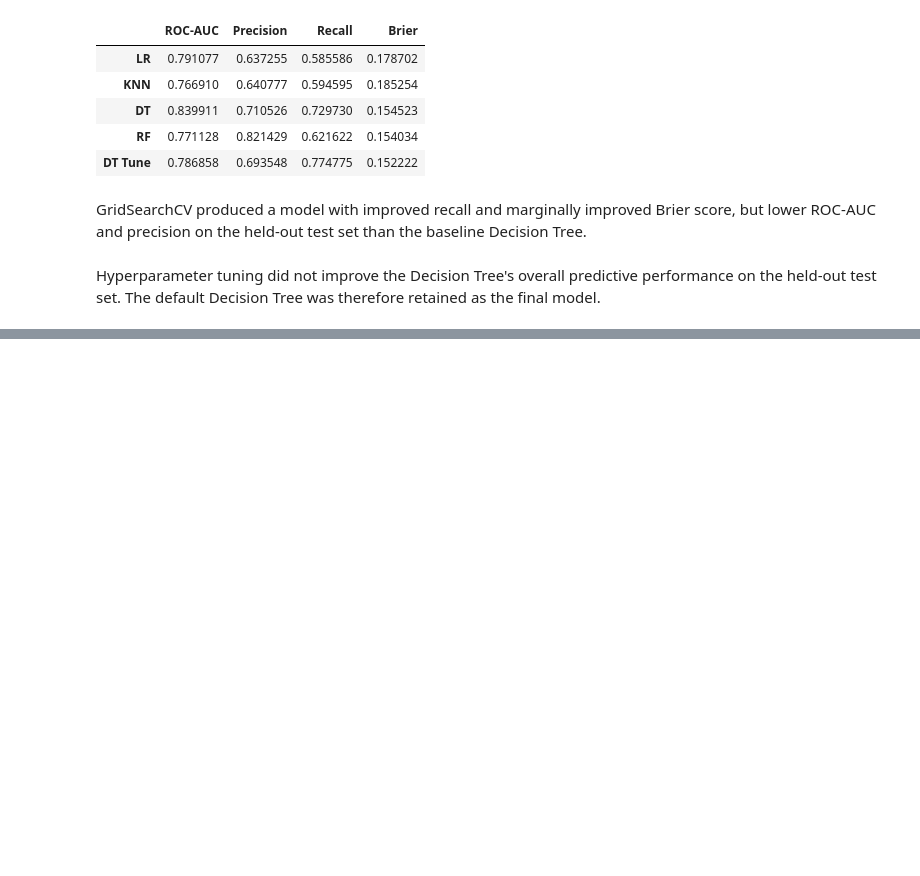
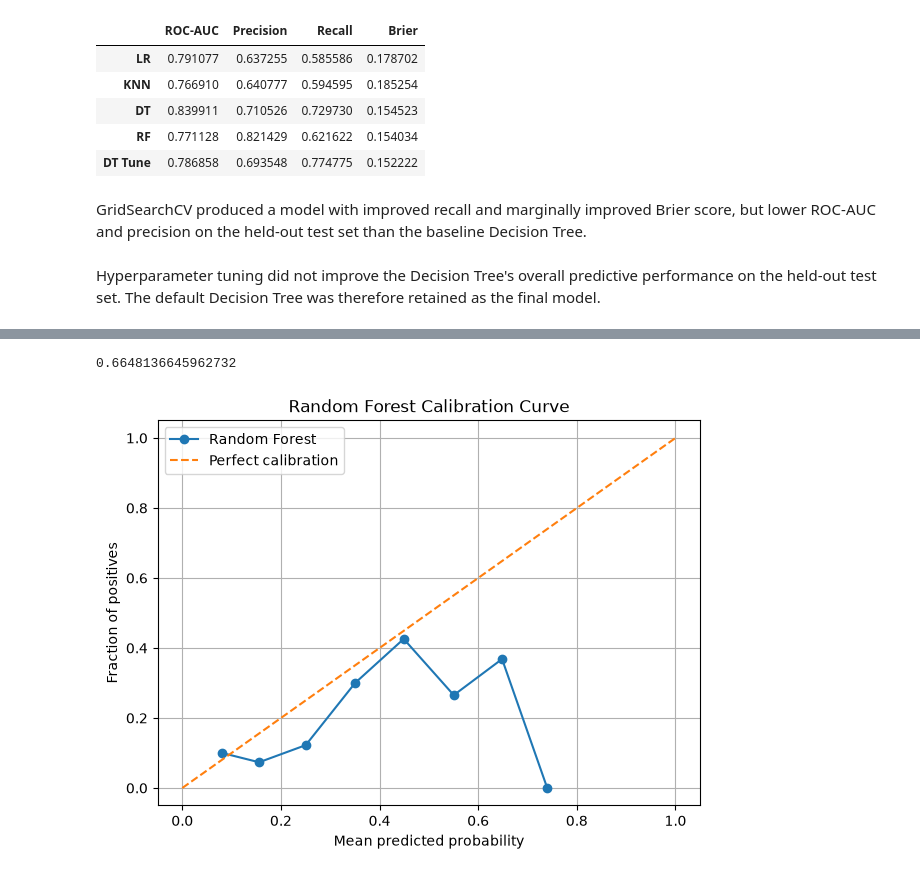
Before and after one commit to ayansuvra/MTE-Analytics-Project, a Jupyter notebook: notebooks/04_modeling_dropoff_and_completion.ipynb, the cells around one changed output, grey strips where cells are left out. Cells and saved outputs as stored; diff of their text form; code cells hidden in the pictures; blank space fills up the shorter version.

```diff
--- a/notebooks/04_modeling_dropoff_and_completion.ipynb
+++ b/notebooks/04_modeling_dropoff_and_completion.ipynb
@@ -510,0 +724,2 @@ Hyperparameter tuning did not improve the Decision Tree's overall predictive per
+# %%
+rf_pipeline.fit(X_train, Y_train)
@@ -510,0 +744,3 @@ Hyperparameter tuning did not improve the Decision Tree's overall predictive per
+# %%
+Y_pred_rf = rf_pipeline.predict(X_test)
+Y_prob_rf = rf_pipeline.predict_proba(X_test)[:,1]
@@ -510,0 +758,4 @@ Hyperparameter tuning did not improve the Decision Tree's overall predictive per
+# %%
+roc_auc_score(Y_test, Y_prob_rf)
+# %% [output]
+0.6648136645962732
@@ -510,0 +768,20 @@ Hyperparameter tuning did not improve the Decision Tree's overall predictive per
+# %%
+prob_true_rf, prob_pred_rf = calibration_curve(
+    Y_test,
+    Y_prob_rf,
+    n_bins=10
+)
+
+plt.figure(figsize=(7, 5))
+plt.plot(prob_pred_rf, prob_true_rf, marker="o", label="Random Forest")
+plt.plot([0, 1], [0, 1], linestyle="--", label="Perfect calibration")
+
+plt.xlabel("Mean predicted probability")
+plt.ylabel("Fraction of positives")
+plt.title("Random Forest Calibration Curve")
+
+plt.grid()
+plt.legend()
+plt.show()
+# %% [output]
+[figure, added]
```
Also changed, not shown: parts of 28 cells of this notebook.
